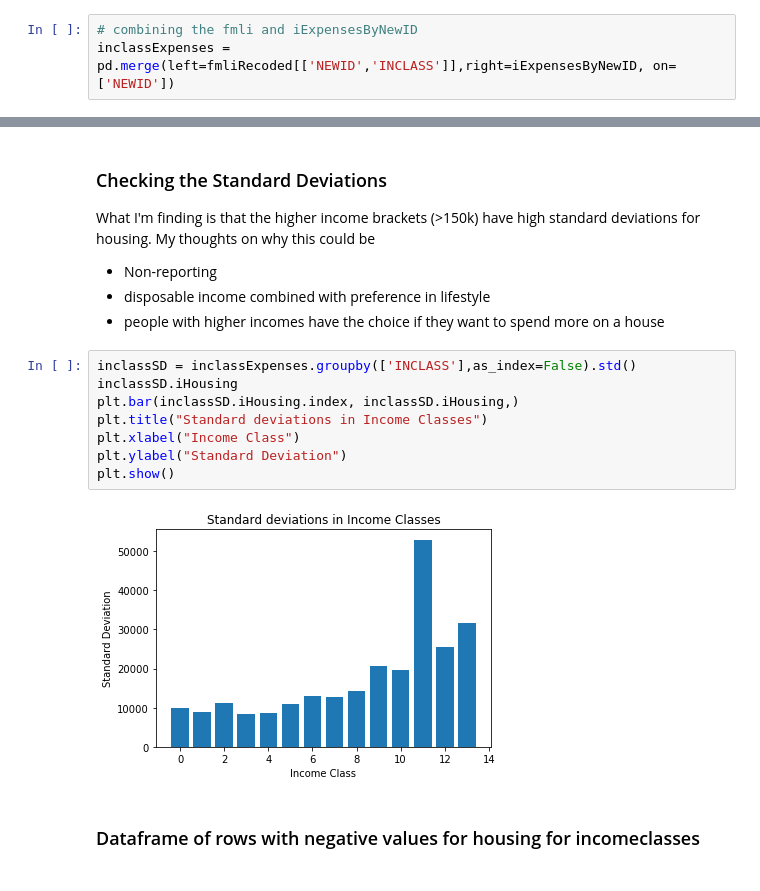
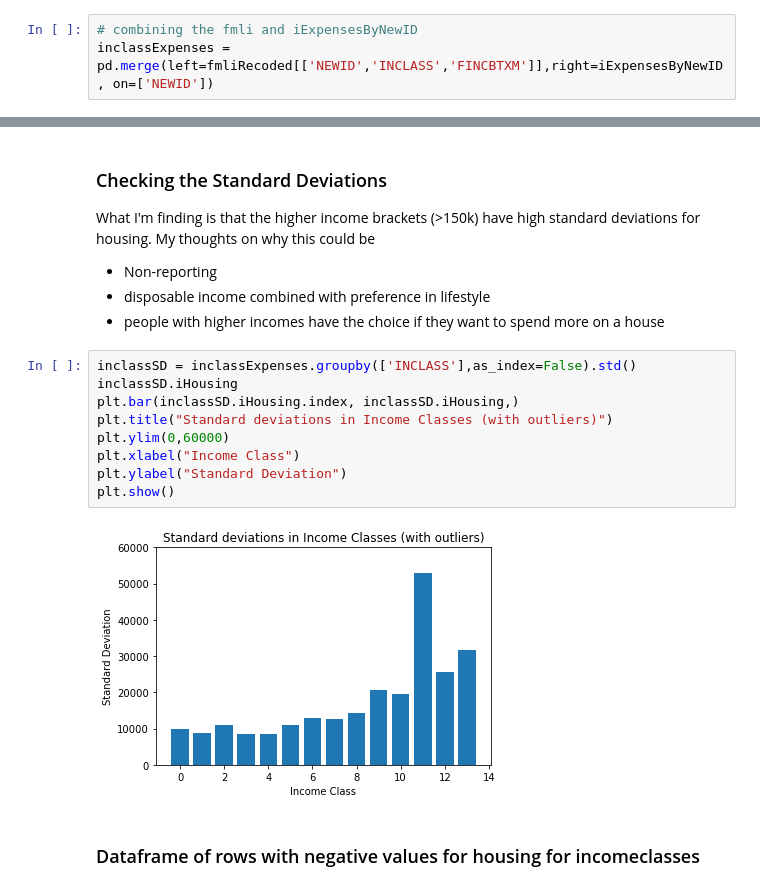
Before and after one commit to lunhuamao/BLS_Python_Analysis, a Jupyter notebook: plyntyPython.ipynb, the cells around one changed output, grey strips where cells are left out. Cells and saved outputs as stored; diff of their text form.

```diff
--- a/plyntyPython.ipynb
+++ b/plyntyPython.ipynb
@@ -202,7 +202,7 @@ fmliRecoded = binColumn(dataframe=fmliAge, toBinColumnName="FINCBTXM", binValues
 ### Adding the Income class colum to the ExpensesByNewID dataframe
 # %%
 # combining the fmli and iExpensesByNewID
-inclassExpenses = pd.merge(left=fmliRecoded[['NEWID','INCLASS']],right=iExpensesByNewID, on=['NEWID'])
+inclassExpenses = pd.merge(left=fmliRecoded[['NEWID','INCLASS','FINCBTXM']],right=iExpensesByNewID, on=['NEWID'])
 # %% [markdown]
 ### Averaging the expenditures based on incomebrackets
 # %%
@@ -300,13 +297,14 @@ My thoughts on why this could be
 # %%
 inclassSD = inclassExpenses.groupby(['INCLASS'],as_index=False).std()
 inclassSD.iHousing
 plt.bar(inclassSD.iHousing.index, inclassSD.iHousing,)
-plt.title("Standard deviations in Income Classes")
+plt.title("Standard deviations in Income Classes (with outliers)")
+plt.ylim(0,60000)
 plt.xlabel("Income Class")
 plt.ylabel("Standard Deviation")
 plt.show()
 # %% [output]
-[figure, old version]
+[figure, new version]
 # %% [markdown]
 ### Dataframe of rows with negative values for housing for incomeclasses
 # %%
```
Also changed, not shown: parts of 17 cells of this notebook.
